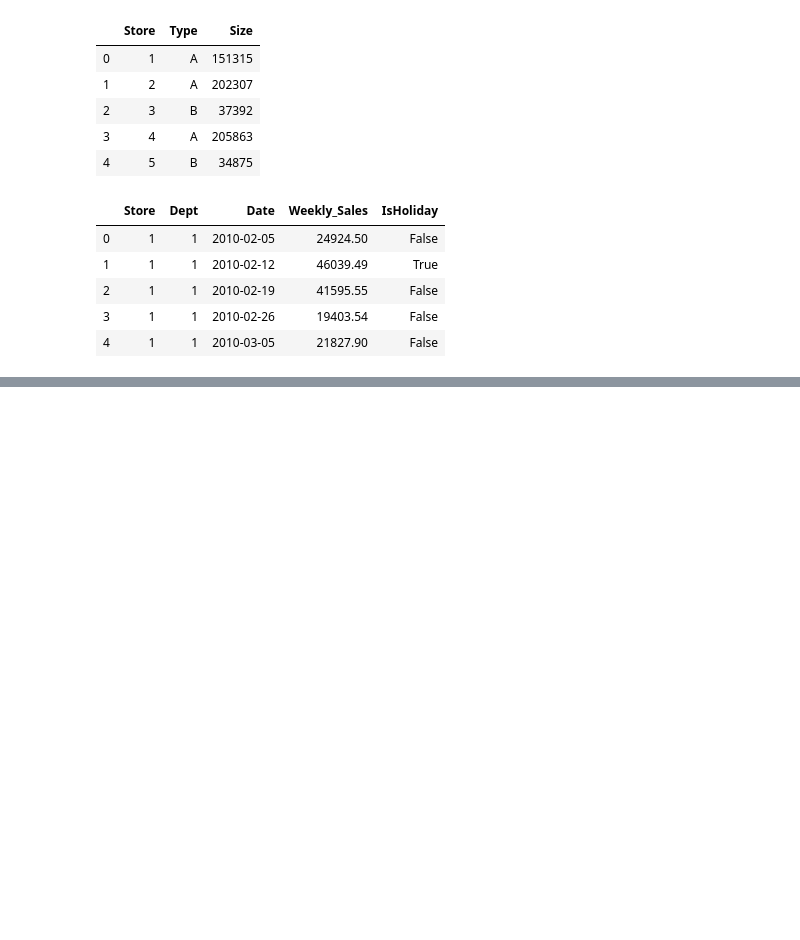
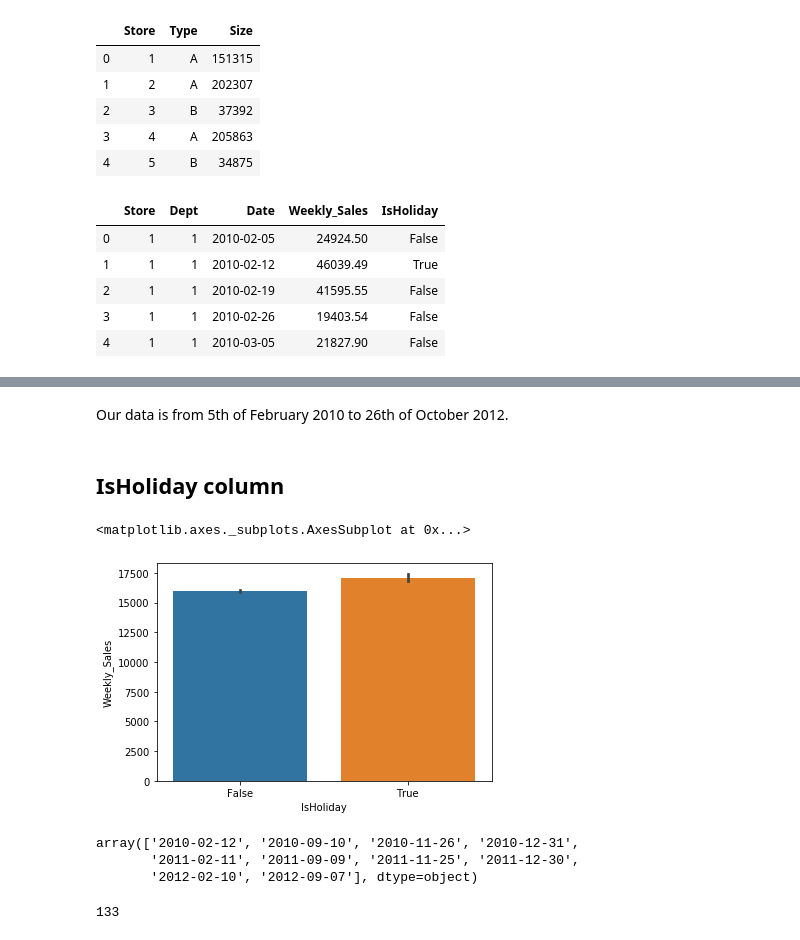
Before and after one commit to ezgigm/store-sales-prediction-timeseries, a Jupyter notebook: STEP1_Cleaning_and_EDA.ipynb, the cells around one changed output, grey strips where cells are left out. Cells and saved outputs as stored; diff of their text form; code cells hidden in the pictures; blank space fills up the shorter version.

```diff
--- a/STEP1_Cleaning_and_EDA.ipynb
+++ b/STEP1_Cleaning_and_EDA.ipynb
@@ -107,2 +99,0 @@ df["Date"] = pd.to_datetime(df["Date"])
-# %%
-df.set_index('Date', inplace=True)
@@ -141,2 +99,0 @@ memory usage: 49.0+ MB
-# %%
-df=df.resample('MS').mean()
@@ -144,0 +163,2 @@ TypeError: Only valid with DatetimeIndex, TimedeltaIndex or PeriodIndex, but got
+# %%
+df = df.loc[df['Weekly_Sales'] > 0]
@@ -144,0 +185,21 @@ TypeError: Only valid with DatetimeIndex, TimedeltaIndex or PeriodIndex, but got
+# %% [markdown]
+Our data is from 5th of February 2010 to 26th of October 2012.
+# %% [markdown]
+## IsHoliday column
+# %%
+sns.barplot(x='IsHoliday', y='Weekly_Sales', data=df)
+# %% [output]
+<matplotlib.axes._subplots.AxesSubplot at 0x...>
+[figure, added]
+# %%
+df_holiday = df.loc[df['IsHoliday']==True]
+df_holiday['Date'].unique()
+# %% [output]
+array(['2010-02-12', '2010-09-10', '2010-11-26', '2010-12-31',
+       '2011-02-11', '2011-09-09', '2011-11-25', '2011-12-30',
+       '2012-02-10', '2012-09-07'], dtype=object)
+# %%
+df_not_holiday = df.loc[df['IsHoliday']==False]
+df_not_holiday['Date'].nunique()
+# %% [output]
+133
```
Also changed, not shown: parts of 101 cells of this notebook, 4 other files.
